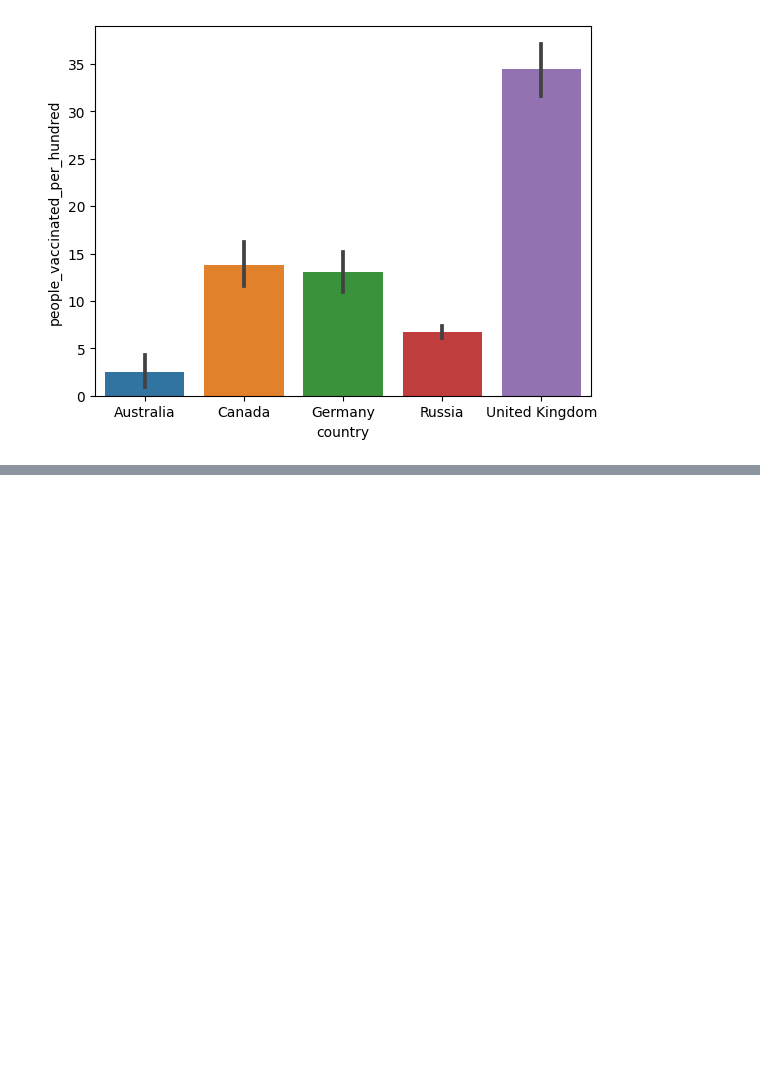
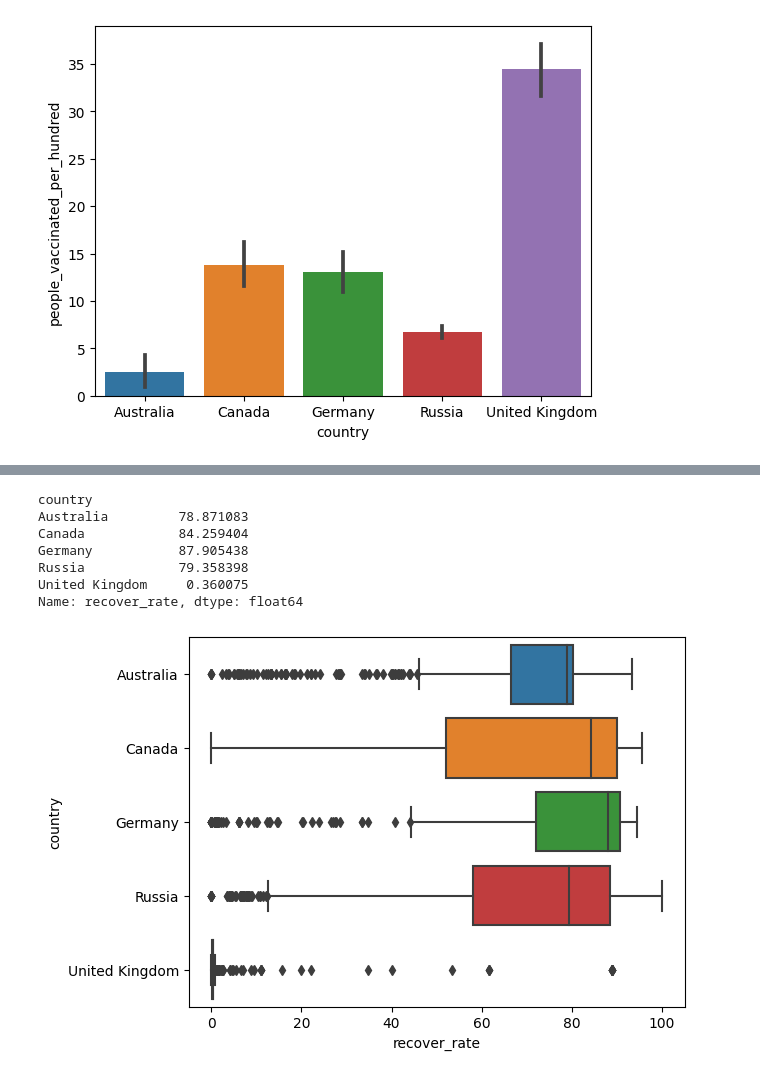
Before and after one commit to SudarickovIlya/DataCleaningProject, a Jupyter notebook: Visualization/Seaborn.ipynb, the cells around one changed output, grey strips where cells are left out. Saved outputs shown, nothing was run; the diff lists cells and outputs as text; code cells hidden in the pictures; blank space fills up the shorter version.

```diff
--- a/Visualization/Seaborn.ipynb
+++ b/Visualization/Seaborn.ipynb
@@ -144,0 +145,19 @@ Text(0.5, 1.0, 'Процентное отношение заболевших в
+# %%
+sns.boxplot(
+    data=croped_covid_df,
+    x='recover_rate',
+    y='country',
+    width=0.8,
+    orient='h'
+)
+
+croped_covid_df.groupby('country')['recover_rate'].median()
+# %% [output]
+country
+Australia         78.871083
+Canada            84.259404
+Germany           87.905438
+Russia            79.358398
+United Kingdom     0.360075
+Name: recover_rate, dtype: float64
+[figure, added]
```
Also changed, not shown: parts of 1 cell of this notebook.
